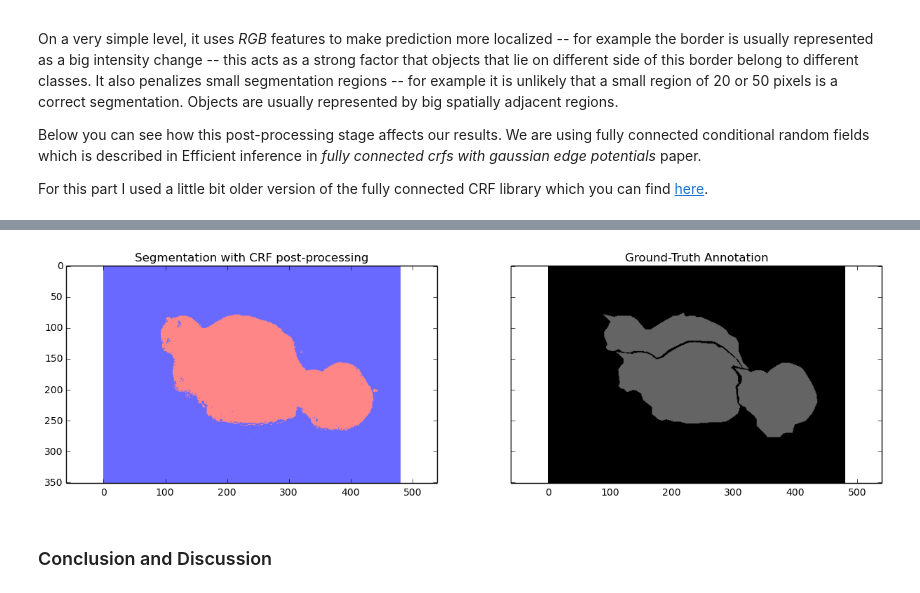
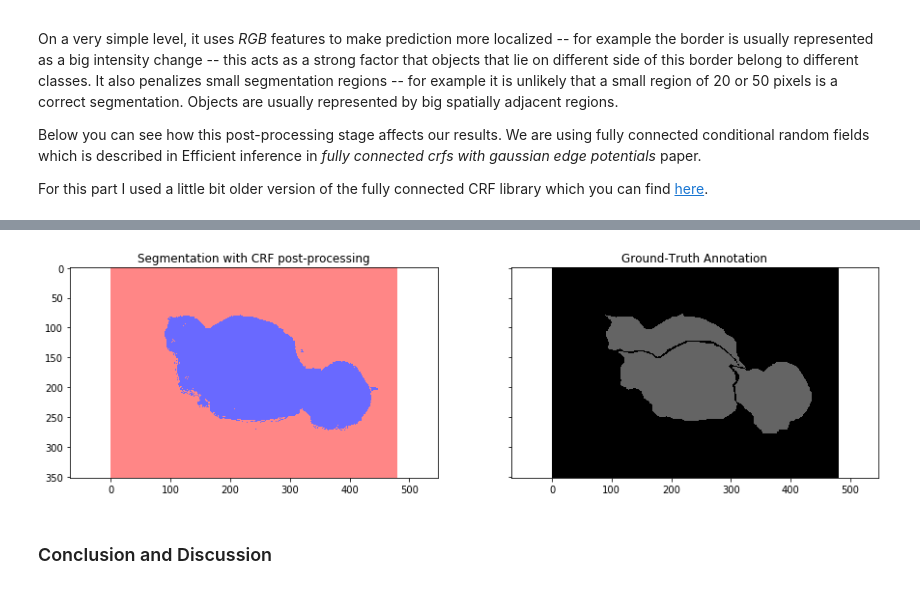
Before and after one commit to barryridge/tensorflow_notes, a Jupyter notebook: image_segmentation_conditional_random_fields.ipynb, the cells around one changed output, grey strips where cells are left out. Cells and saved outputs as stored; diff of their text form; code cells hidden in the pictures.

```diff
--- a/image_segmentation_conditional_random_fields.ipynb
+++ b/image_segmentation_conditional_random_fields.ipynb
@@ -83,7 +83,7 @@ def bilinear_upsample_weights(factor, number_of_classes):
 
     upsample_kernel = upsample_filt(filter_size)
 
-    for i in xrange(number_of_classes):
+    for i in range(number_of_classes):
 
         weights[:, :, i, i] = upsample_kernel
 
@@ -474,8 +474,7 @@ import skimage.io as io
 
 image = train_image
 
-# softmax = final_probabilities.squeeze()
-processed_probabilities = -np.log(final_probabilities.squeeze())
+processed_probabilities = final_probabilities.squeeze()
 
 softmax = processed_probabilities.transpose((2, 0, 1))
 
@@ -525,4 +523,4 @@ WARNING:root:pydensecrf.softmax_to_unary is deprecated, use unary_from_softmax i
-[figure, old version]
+[figure, new version]
 # %% [markdown]
 ### Conclusion and Discussion
 # %% [markdown]
```
Also changed, not shown: parts of 3 cells of this notebook.
